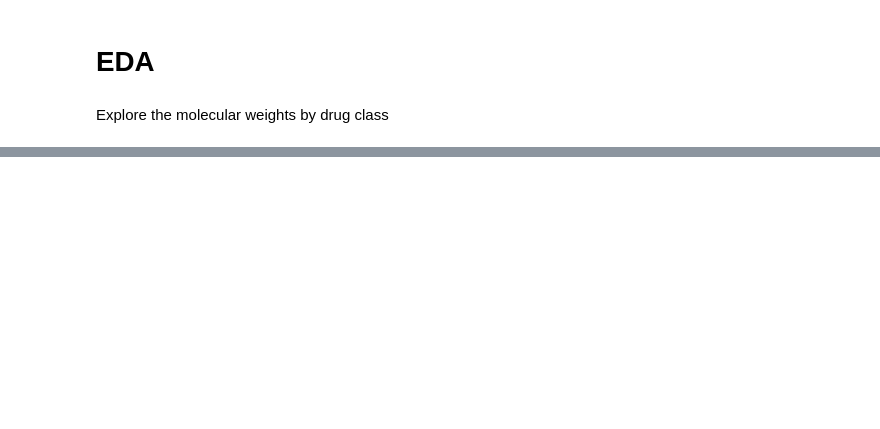
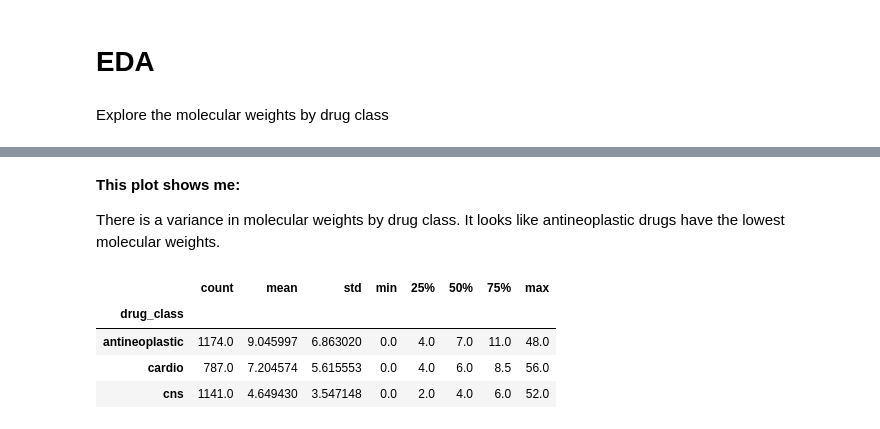
Before and after one commit to veeps/molecular_classification, a Jupyter notebook: code/002_EDA.ipynb, the cells around one changed output, grey strips where cells are left out. Cells and saved outputs as stored; diff of their text form; code cells hidden in the pictures; blank space fills up the shorter version.

```diff
--- a/code/002_EDA.ipynb
+++ b/code/002_EDA.ipynb
@@ -70,0 +66,12 @@ plt.savefig();
+# %% [markdown]
+__This plot shows me:__
+
+There is a variance in molecular weights by drug class. It looks like antineoplastic drugs have the lowest molecular weights.
+# %%
+df.groupby("drug_class")["hbondacceptorcount"].describe()
+# %% [output]
+|  | count | mean | std | min | 25% | 50% | 75% | max |
+| drug_class |  |  |  |  |  |  |  |  |
+| antineoplastic | 1174.0 | 9.045997 | 6.863020 | 0.0 | 4.0 | 7.0 | 11.0 | 48.0 |
+| cardio | 787.0 | 7.204574 | 5.615553 | 0.0 | 4.0 | 6.0 | 8.5 | 56.0 |
+| cns | 1141.0 | 4.649430 | 3.547148 | 0.0 | 2.0 | 4.0 | 6.0 | 52.0 |
```
Also changed, not shown: parts of 10 cells of this notebook, 3 other files.
